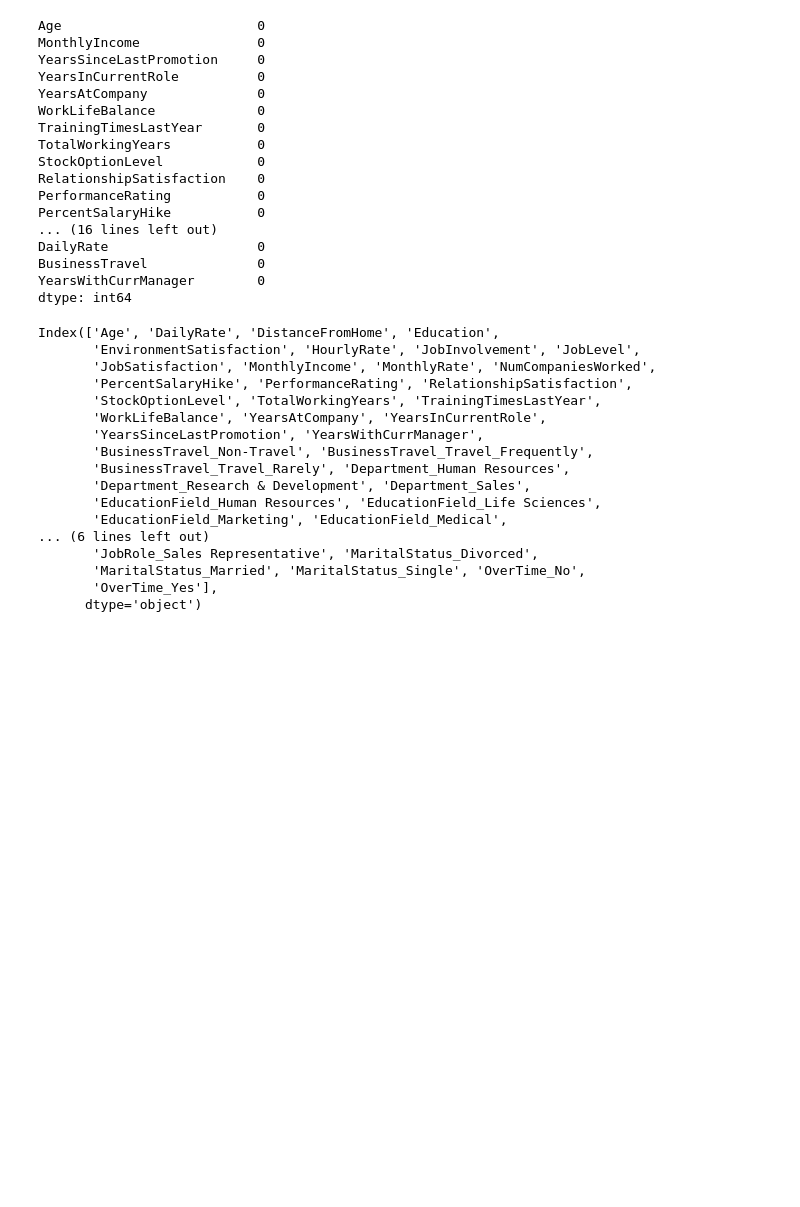
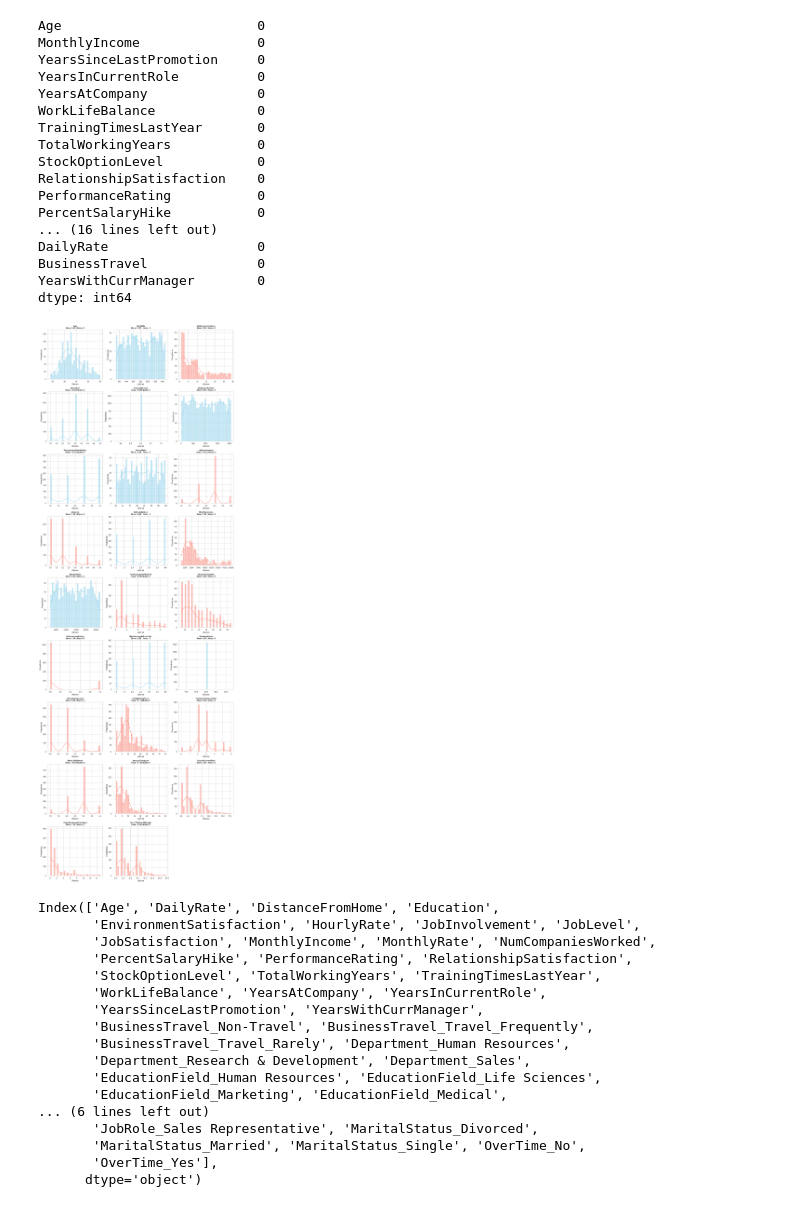
Before and after one commit to matheusabido/ai-employee-project, a Jupyter notebook: regressionmodel.ipynb, the cells around one changed output. Saved outputs shown, nothing was run; the diff lists cells and outputs as text; code cells hidden in the pictures; blank space fills up the shorter version.

```diff
--- a/regressionmodel.ipynb
+++ b/regressionmodel.ipynb
@@ -44,3 +44,41 @@ DailyRate                   0
 BusinessTravel              0
 YearsWithCurrManager        0
 dtype: int64
+# %%
+import pandas as pd
+import numpy as np
+import matplotlib.pyplot as plt
+import seaborn as sns
+
+df_analysis = pd.read_csv('./employee_data.csv')
+
+num_cols = df_analysis.select_dtypes(include=np.number).columns
+sns.set_theme(style="whitegrid")
+cols_per_row = 3
+rows = int(np.ceil(len(num_cols) / cols_per_row))
+fig, axes = plt.subplots(rows, cols_per_row, figsize=(16, 5 * rows))
+axes = axes.flatten()
+
+for i, col in enumerate(num_cols):
+    skew_val = df_analysis[col].skew()
+    null_count = df_analysis[col].isnull().sum()
+
+    if abs(skew_val) > 0.5:
+        color = 'salmon'
+    else:
+        color = 'skyblue'
+
+    sns.histplot(df_analysis[col].dropna(), kde=True, ax=axes[i], color=color, bins=30)
+
+    titulo = f"{col}\nSkew: {skew_val:.2f} | Nulos: {null_count}"
+    axes[i].set_title(titulo, fontsize=11, fontweight='bold')
+    axes[i].set_xlabel("Valores")
+    axes[i].set_ylabel("Frequência")
+
+for j in range(i + 1, len(axes)):
+    fig.delaxes(axes[j])
+
+plt.tight_layout()
+plt.show()
+# %% [output]
+[figure, added]
```
Also changed, not shown: parts of 5 cells of this notebook, 2 other files.
